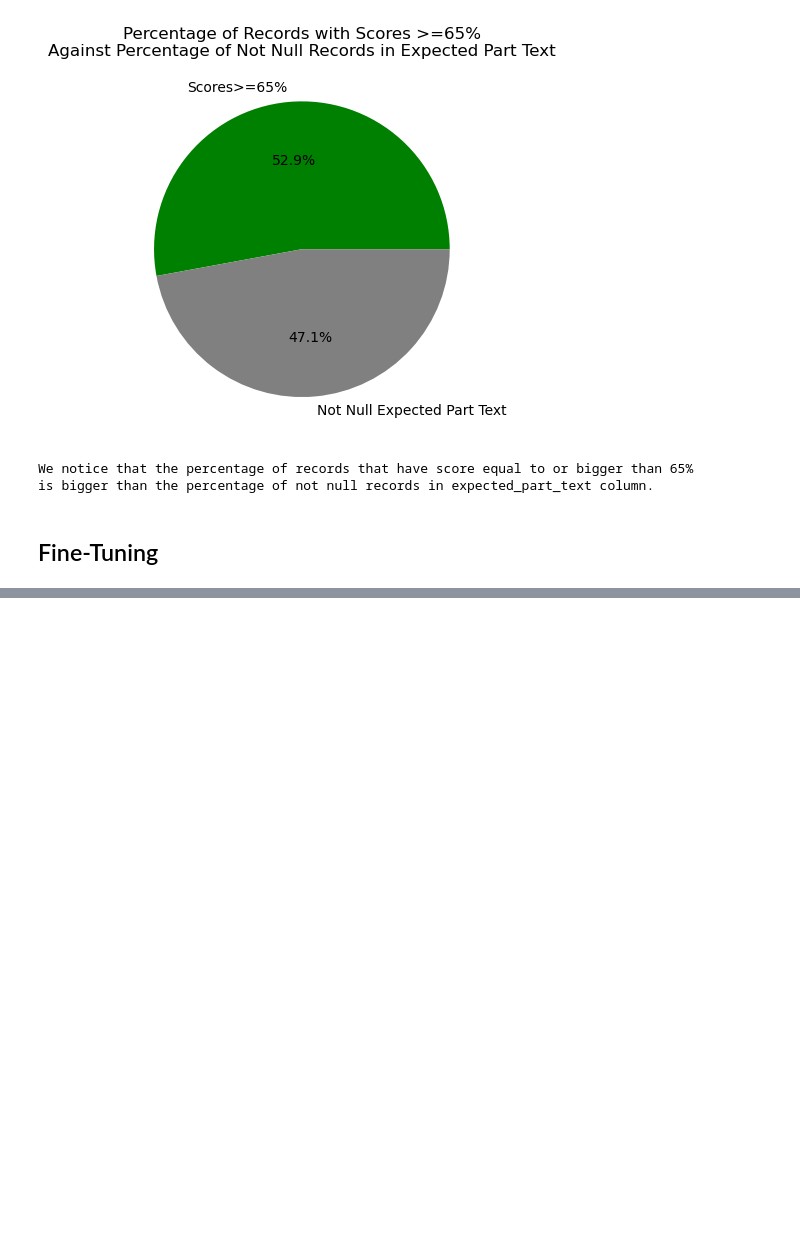
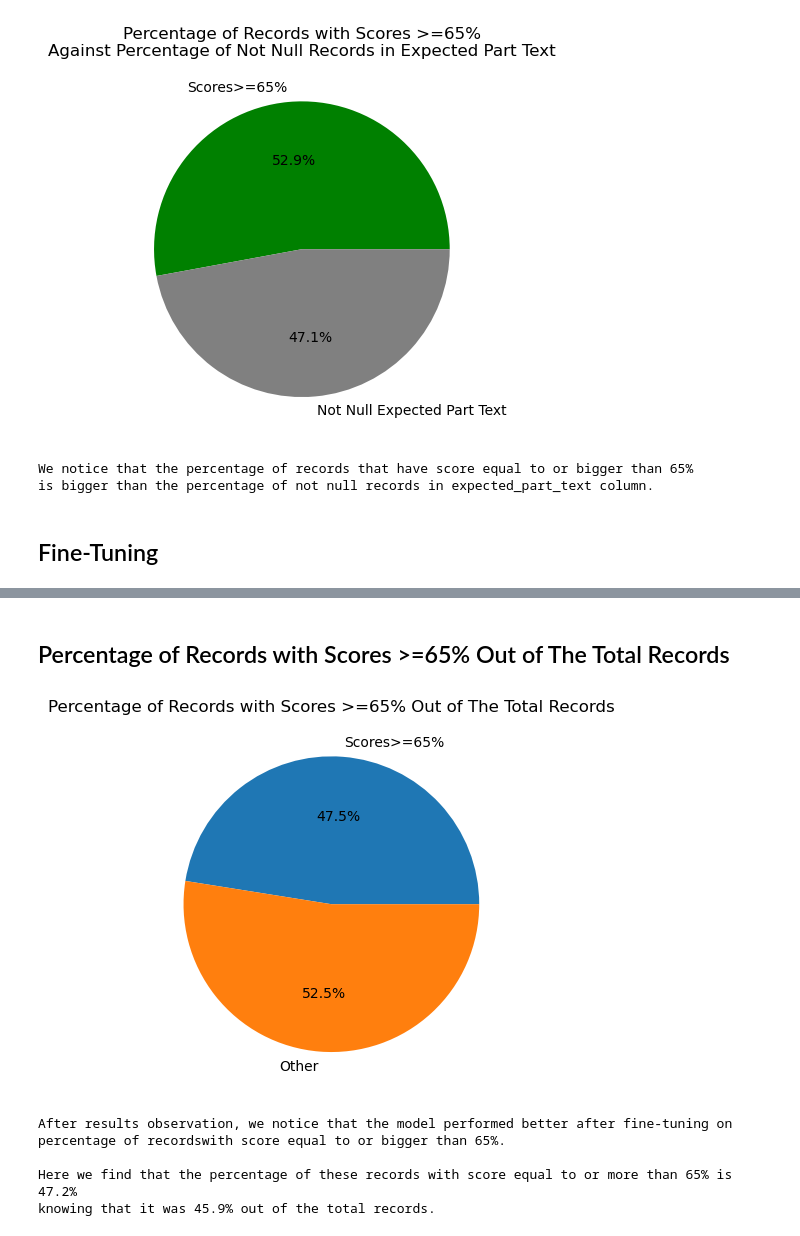
Before and after one commit to MayarAlZerki/nlp-task, a Jupyter notebook: German Company Assessment.ipynb, the cells around one changed output, grey strips where cells are left out. Cells and saved outputs as stored; diff of their text form; code cells hidden in the pictures; blank space fills up the shorter version.

```diff
--- a/German Company Assessment.ipynb
+++ b/German Company Assessment.ipynb
@@ -325,11 +345,2 @@ def case_lowering(label):
 # %% [markdown]
 ## Loading The Model
-# %%
-def model_loading():
-    if os.path.exists('./distiluse-base-multilingual-cased-v1'):
-        model = SentenceTransformer('./distiluse-base-multilingual-cased-v1')
-        print('Model was loaded successfully.')
-    else:
-        model = SentenceTransformer('distiluse-base-multilingual-cased-v1')
-        print('Model was not found in ocal files. Downloading and loading the model...')
-    return model
@@ -384,16 +448,2 @@ def get_most_similar_sent(df, model):
 # %% [markdown]
 # Get_Similarities Function Serves as a Pipeline to Get Embeddings Before Analysis
-# %%
-def get_similarities(df):
-
-    df['text'] = df['text'].apply(preprocessing)
-    df['tokenized_sentences'] = df['text'].apply(sent_tokenization)
-    df['label'] = df['label'].apply(case_lowering)
-    model = model_loading()
-
-    start_time = datetime.now()
-    df, embeddings_df = get_most_similar_sent(df, model)
-    print(datetime.now()-start_time)
-    return model, df
-
-model, df = get_similarities(df)
@@ -540,0 +715,26 @@ TypeError: default_collate: batch must contain tensors, numpy arrays, numbers, d
+# %% [markdown]
+## Percentage of Records with Scores >=65% Out of The Total Records
+# %%
+total_records = len(fine_tuned_df) # 318
+
+high_score_records = len(fine_tuned_df[fine_tuned_df['score']*100>=65]) # 150
+
+high_score_percentage = (high_score_records*100)/total_records # 47.5%
+other_percentage = 100 - high_score_percentage # 52.5%
+
+values = [high_score_percentage, other_percentage]
+labels = ['Scores>=65%', 'Other']
+plt.pie(values, labels = labels, autopct='%1.1f%%')
+plt.title('Percentage of Records with Scores >=65% Out of The Total Records')
+plt.show()
+
+print('After results observation, we notice that the model performed better after fine-tuning on percentage of records'+
+      'with score equal to or bigger than 65%.\n'+
+      '\nHere we find that the percentage of these records with score equal to or more than 65% is 47.5%\nknowing that it was 45.9% '+
+      'out of the total records.')
+# %% [output]
+[figure, added]
+After results observation, we notice that the model performed better after fine-tuning on percentage of recordswith score equal to or bigger than 65%.
+
+Here we find that the percentage of these records with score equal to or more than 65% is 47.2%
+knowing that it was 45.9% out of the total records.
```
Also changed, not shown: parts of 30 cells of this notebook.
